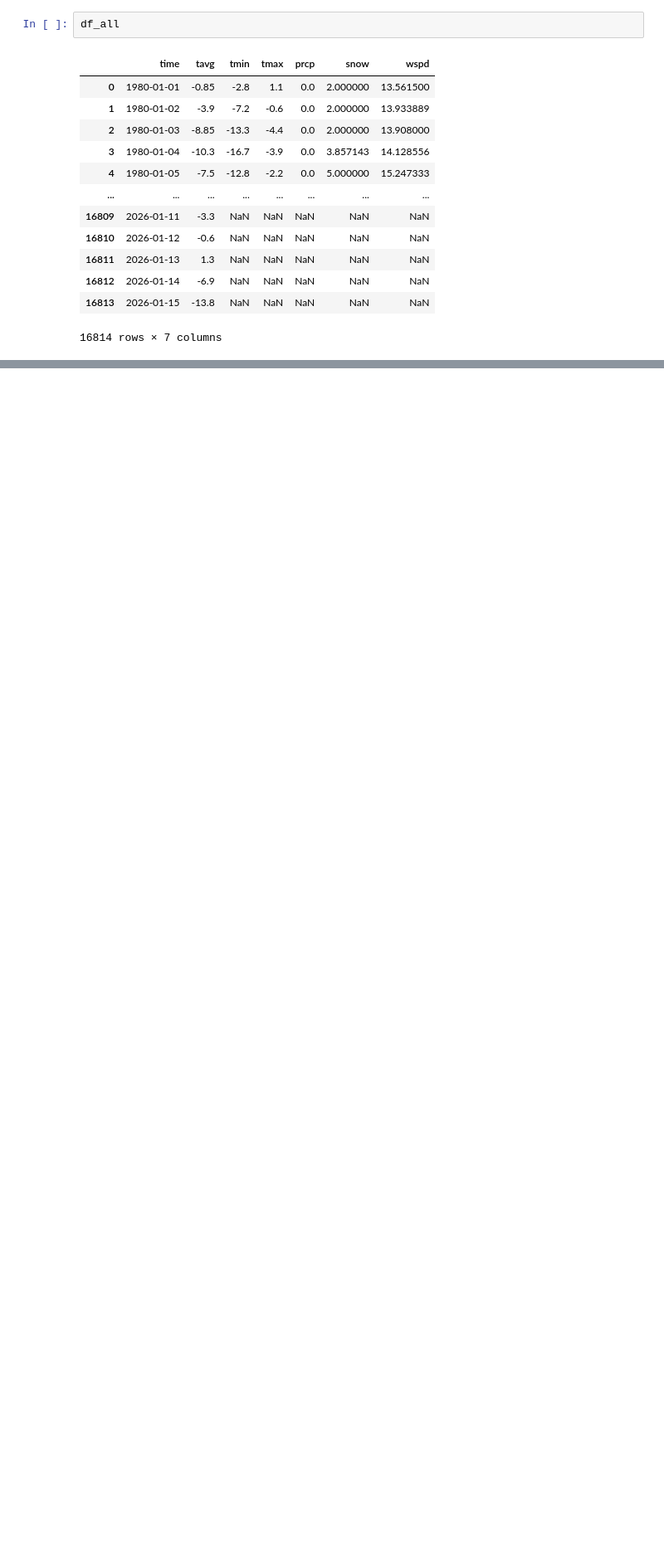
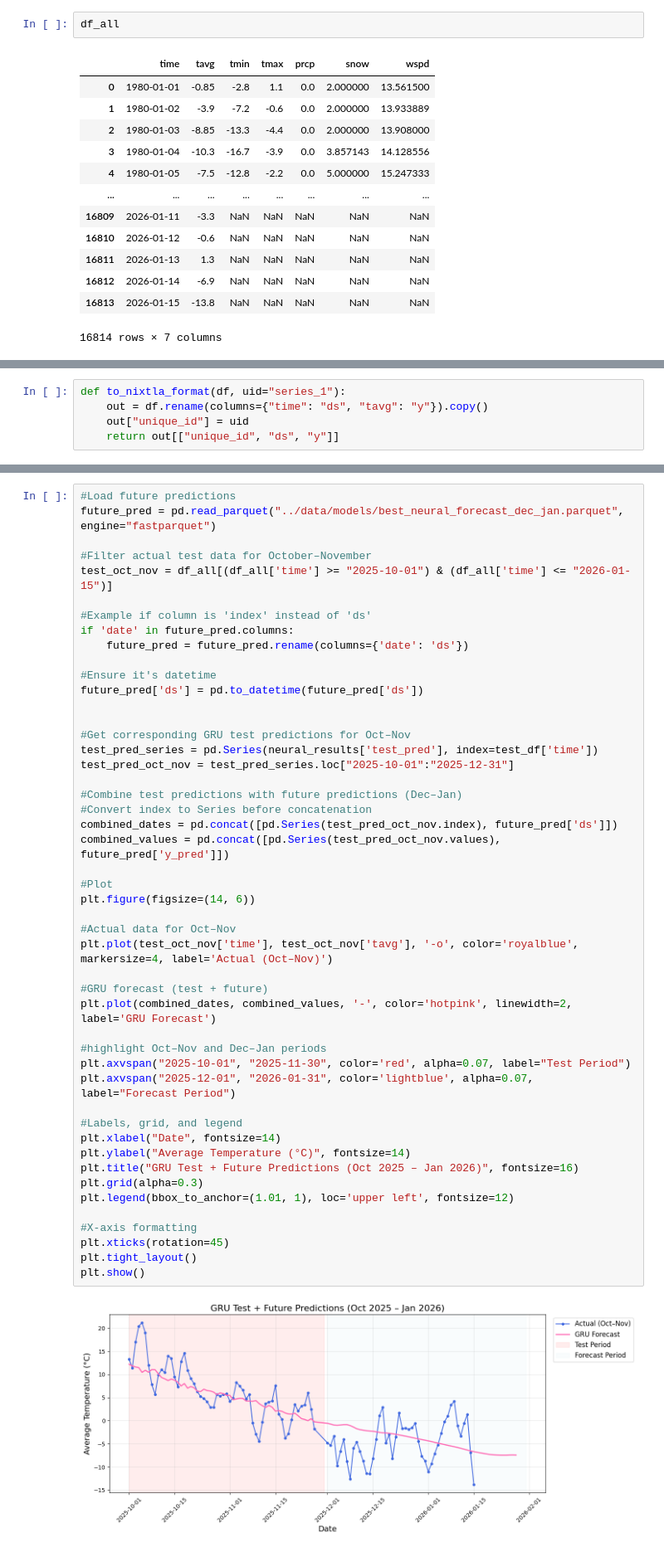
Before and after one commit to smn-krn/TIS3IL-WS25-Project, a Jupyter notebook: code/04-final-prediction.ipynb, the cells around one changed output, grey strips where cells are left out. Shown at 83% size. Drawn from its saved outputs; the diff is of its cells as text; blank space fills up the shorter version.

Commit message:
CB-VisualizationIntermediatResult

```diff
--- a/code/04-final-prediction.ipynb
+++ b/code/04-final-prediction.ipynb
@@ -198,0 +243,5 @@ df_all
+# %%
+def to_nixtla_format(df, uid="series_1"):
+    out = df.rename(columns={"time": "ds", "tavg": "y"}).copy()
+    out["unique_id"] = uid
+    return out[["unique_id", "ds", "y"]]
@@ -198,0 +374,50 @@ df_all
+# %%
+#Load future predictions
+future_pred = pd.read_parquet("../data/models/best_neural_forecast_dec_jan.parquet", engine="fastparquet")
+
+#Filter actual test data for October–November
+test_oct_nov = df_all[(df_all['time'] >= "2025-10-01") & (df_all['time'] <= "2026-01-15")]
+
+#Example if column is 'index' instead of 'ds'
+if 'date' in future_pred.columns:
+    future_pred = future_pred.rename(columns={'date': 'ds'})
+
+#Ensure it's datetime
+future_pred['ds'] = pd.to_datetime(future_pred['ds'])
+
+
+#Get corresponding GRU test predictions for Oct–Nov
+test_pred_series = pd.Series(neural_results['test_pred'], index=test_df['time'])
+test_pred_oct_nov = test_pred_series.loc["2025-10-01":"2025-12-31"]
+
+#Combine test predictions with future predictions (Dec–Jan)
+#Convert index to Series before concatenation
+combined_dates = pd.concat([pd.Series(test_pred_oct_nov.index), future_pred['ds']])
+combined_values = pd.concat([pd.Series(test_pred_oct_nov.values), future_pred['y_pred']])
+
+#Plot
+plt.figure(figsize=(14, 6))
+
+#Actual data for Oct–Nov
+plt.plot(test_oct_nov['time'], test_oct_nov['tavg'], '-o', color='royalblue', markersize=4, label='Actual (Oct–Nov)')
+
+#GRU forecast (test + future)
+plt.plot(combined_dates, combined_values, '-', color='hotpink', linewidth=2, label='GRU Forecast')
+
+#highlight Oct–Nov and Dec–Jan periods
+plt.axvspan("2025-10-01", "2025-11-30", color='red', alpha=0.07, label="Test Period")
+plt.axvspan("2025-12-01", "2026-01-31", color='lightblue', alpha=0.07, label="Forecast Period")
+
+#Labels, grid, and legend
+plt.xlabel("Date", fontsize=14)
+plt.ylabel("Average Temperature (°C)", fontsize=14)
+plt.title("GRU Test + Future Predictions (Oct 2025 – Jan 2026)", fontsize=16)
+plt.grid(alpha=0.3)
+plt.legend(bbox_to_anchor=(1.01, 1), loc='upper left', fontsize=12)
+
+#X-axis formatting
+plt.xticks(rotation=45)
+plt.tight_layout()
+plt.show()
+# %% [output]
+[figure, added]
```
Also changed, not shown: parts of 8 cells of this notebook.
